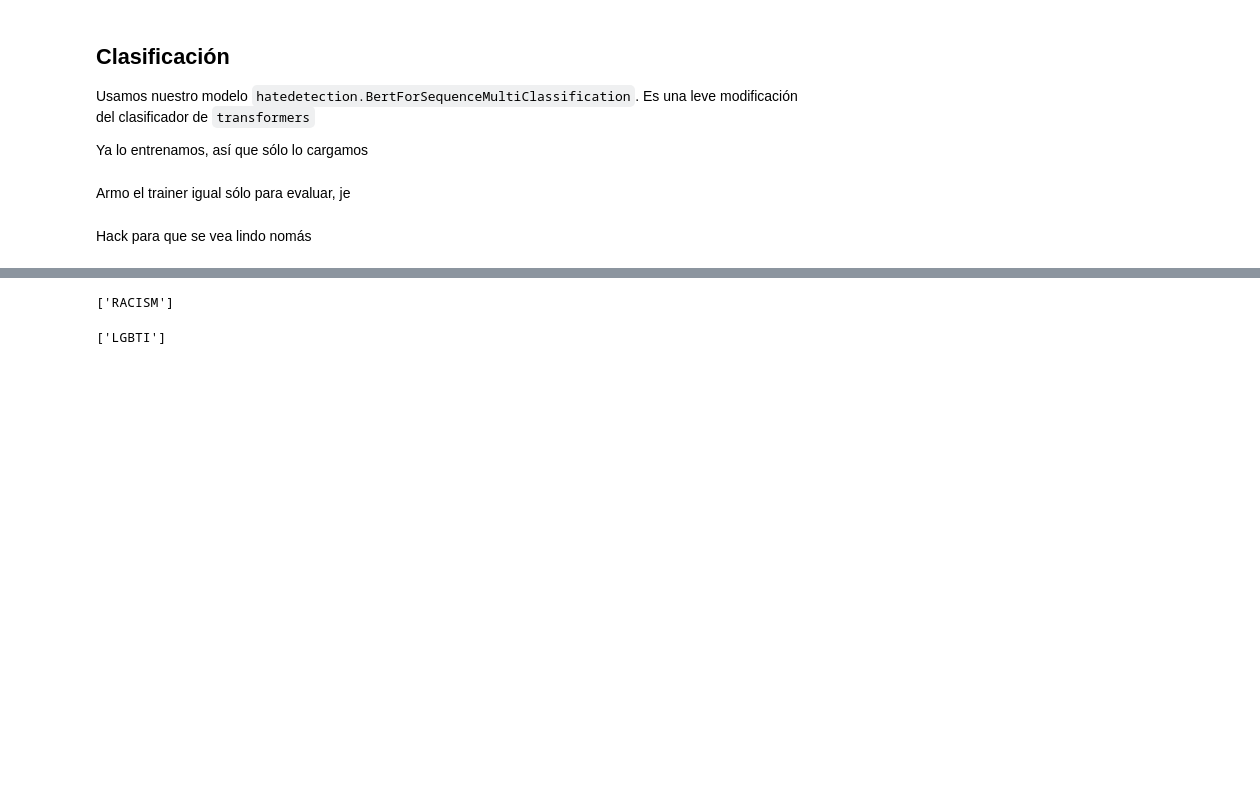
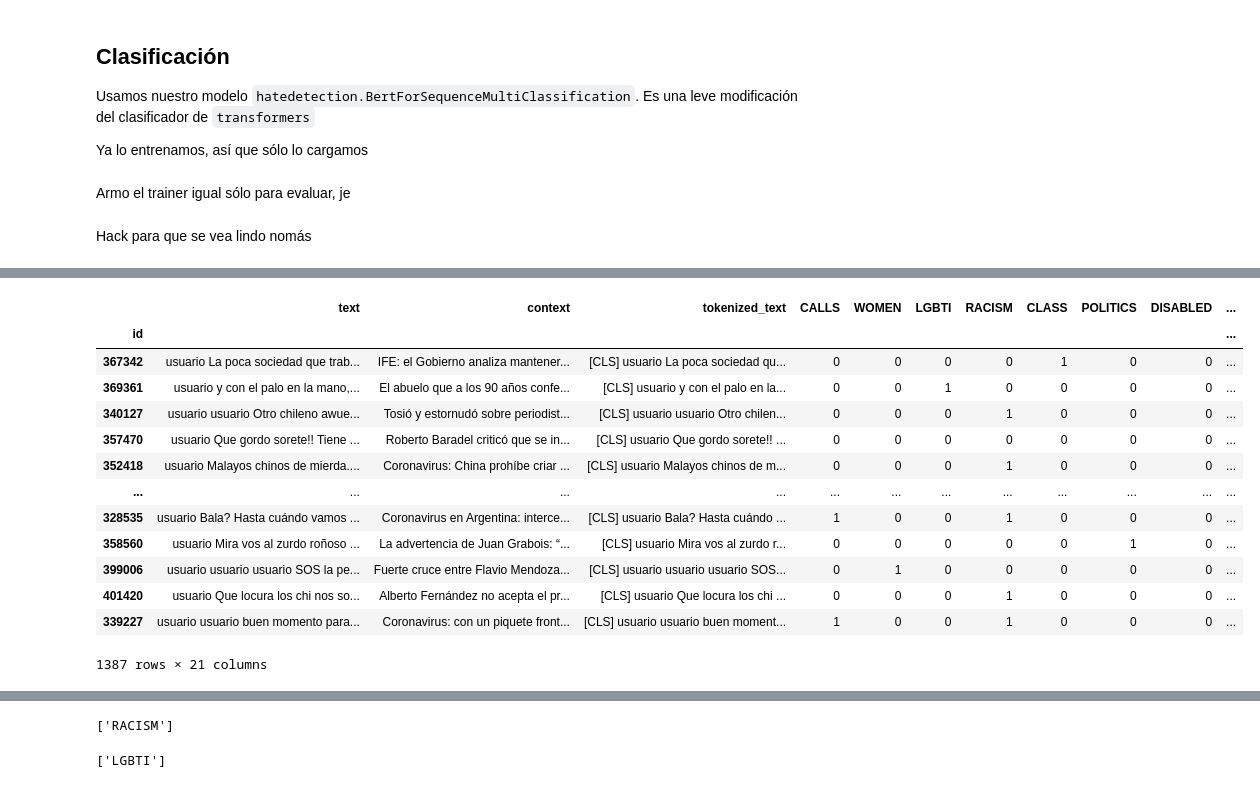
Before and after one commit to finiteautomata/contextualized-hatespeech-classification, a Jupyter notebook: notebooks/Base Multioutput Classifier.ipynb, the cells around one changed output, grey strips where cells are left out. Drawn from its saved outputs; the diff is of its cells as text; code cells hidden in the pictures; blank space fills up the shorter version.

```diff
--- a/notebooks/Base Multioutput Classifier.ipynb
+++ b/notebooks/Base Multioutput Classifier.ipynb
@@ -215,0 +234,41 @@ df_results.T
+# %%
+from datasets import ClassLabel
+from hatedetection import extended_hate_categories
+
+
+dev_df = dev_dataset.to_pandas()
+dev_df.set_index("id", inplace=True)
+PAD_IDX = tokenizer.vocab["[PAD]"]
+
+def decode(example):
+    """
+    Returns what the BERT models get as input
+    """
+    input_ids = [x.item() for x in example["input_ids"] if x.item() != PAD_IDX]
+    return tokenizer.decode(input_ids)
+
+
+
+
+dev_df["tokenized_text"] = dev_df.apply(decode, axis=1)
+dev_df = dev_df[["text", "context", "tokenized_text"] + extended_hate_categories]
+
+
+for i, cat in enumerate(extended_hate_categories):
+    dev_df["pred_"+cat] = (pred_output.predictions[:, i] > 0).round().astype(int)
+dev_df
+# %% [output]
+|  | text | context | tokenized_text | CALLS | WOMEN | LGBTI | RACISM | CLASS | POLITICS | DISABLED | ... |
+| id |  |  |  |  |  |  |  |  |  |  | ... |
+| 367342 | usuario La poca sociedad que trab... | IFE: el Gobierno analiza mantener... | [CLS] usuario La poca sociedad qu... | 0 | 0 | 0 | 0 | 1 | 0 | 0 | ... |
+| 369361 | usuario y con el palo en la mano,... | El abuelo que a los 90 años confe... | [CLS] usuario y con el palo en la... | 0 | 0 | 1 | 0 | 0 | 0 | 0 | ... |
+| 340127 | usuario usuario Otro chileno awue... | Tosió y estornudó sobre periodist... | [CLS] usuario usuario Otro chilen... | 0 | 0 | 0 | 1 | 0 | 0 | 0 | ... |
+| 357470 | usuario Que gordo sorete!! Tiene ... | Roberto Baradel criticó que se in... | [CLS] usuario Que gordo sorete!! ... | 0 | 0 | 0 | 0 | 0 | 0 | 0 | ... |
+| 352418 | usuario Malayos chinos de mierda.... | Coronavirus: China prohíbe criar ... | [CLS] usuario Malayos chinos de m... | 0 | 0 | 0 | 1 | 0 | 0 | 0 | ... |
+| ... | ... | ... | ... | ... | ... | ... | ... | ... | ... | ... | ... |
+| 328535 | usuario Bala? Hasta cuándo vamos ... | Coronavirus en Argentina: interce... | [CLS] usuario Bala? Hasta cuándo ... | 1 | 0 | 0 | 1 | 0 | 0 | 0 | ... |
+| 358560 | usuario Mira vos al zurdo roñoso ... | La advertencia de Juan Grabois: “... | [CLS] usuario Mira vos al zurdo r... | 0 | 0 | 0 | 0 | 0 | 1 | 0 | ... |
+| 399006 | usuario usuario usuario SOS la pe... | Fuerte cruce entre Flavio Mendoza... | [CLS] usuario usuario usuario SOS... | 0 | 1 | 0 | 0 | 0 | 0 | 0 | ... |
+| 401420 | usuario Que locura los chi nos so... | Alberto Fernández no acepta el pr... | [CLS] usuario Que locura los chi ... | 0 | 0 | 0 | 1 | 0 | 0 | 0 | ... |
+| 339227 | usuario usuario buen momento para... | Coronavirus: con un piquete front... | [CLS] usuario usuario buen moment... | 1 | 0 | 0 | 1 | 0 | 0 | 0 | ... |
+1387 rows × 21 columns
```
Also changed, not shown: parts of 14 cells of this notebook, 4 other files.
